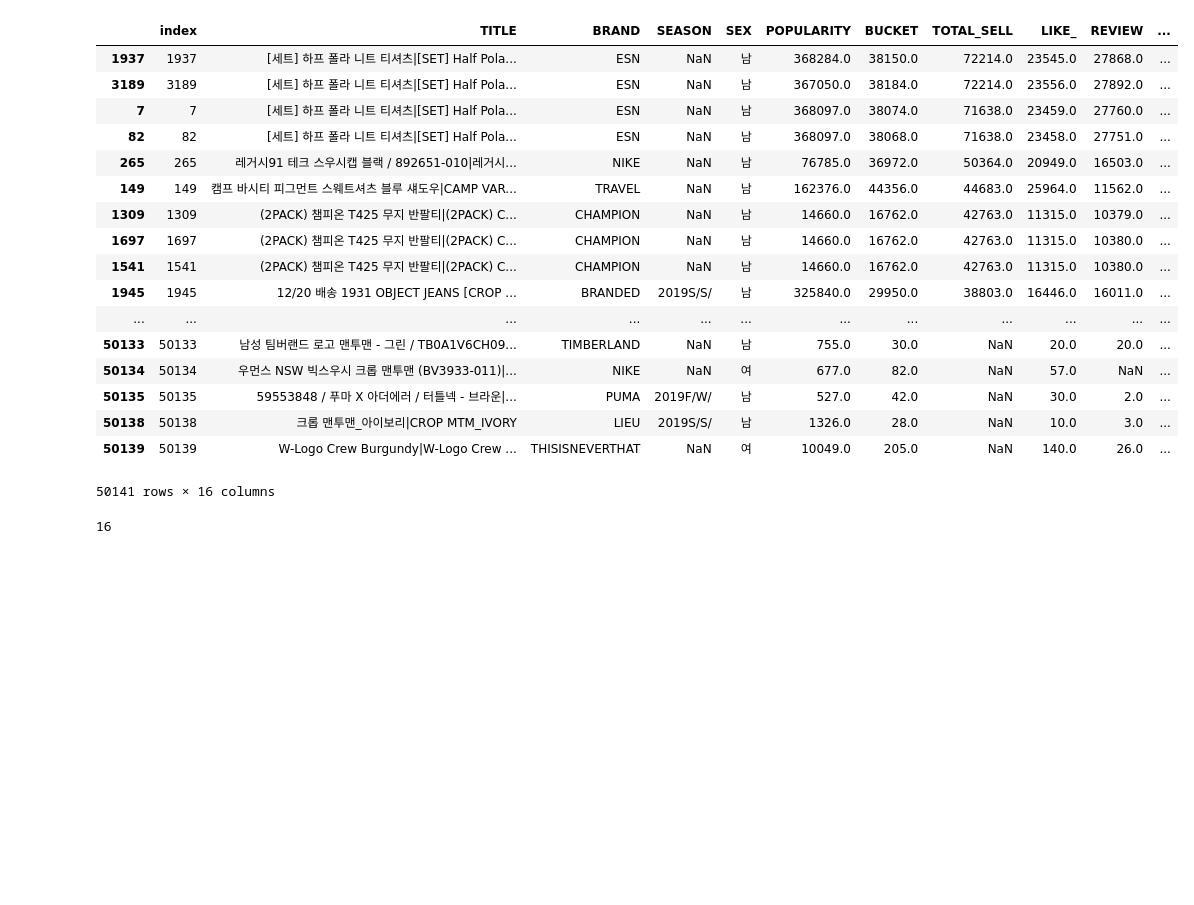
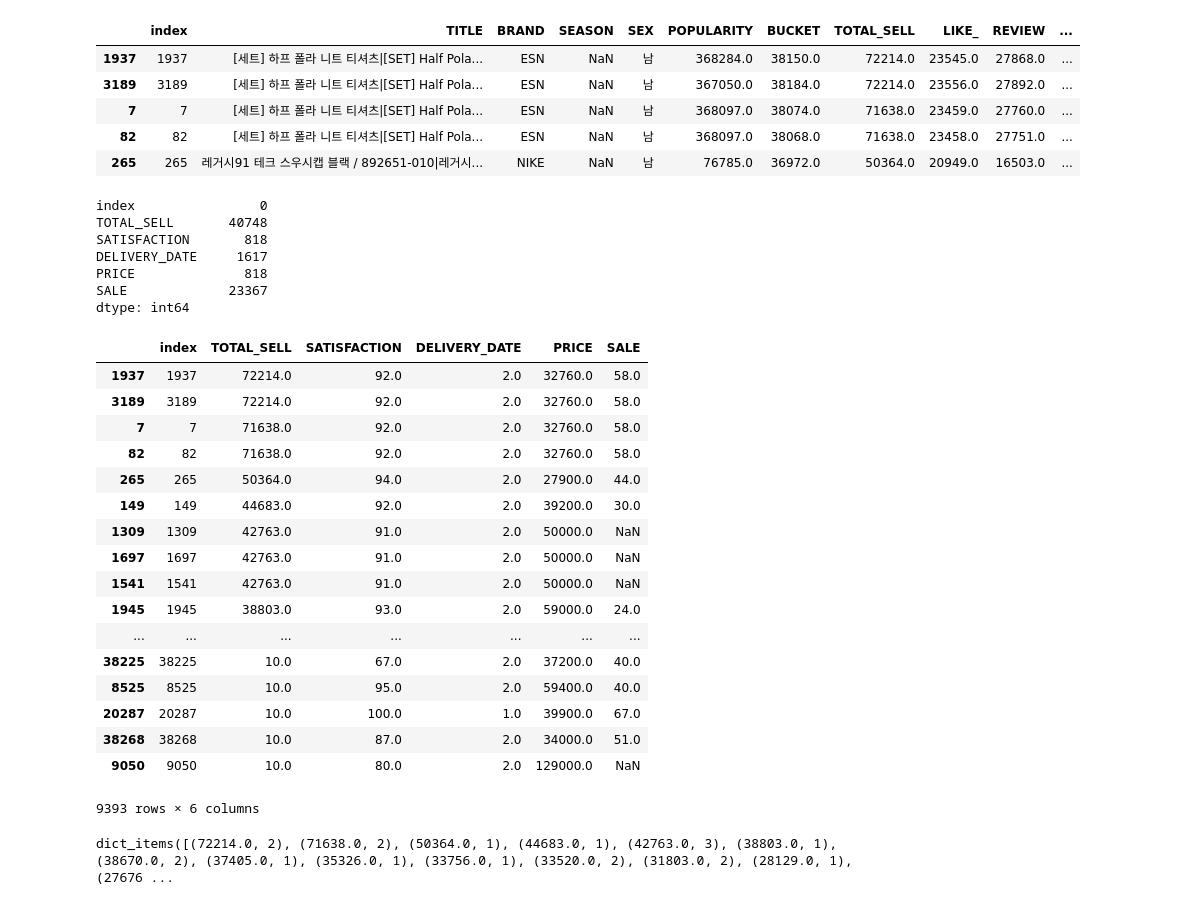
Before and after one commit to yiyejyn/ClothesSalesAnalysis, a Jupyter notebook: Untitled.ipynb, the cells around one changed output. Saved outputs shown, nothing was run; the diff lists cells and outputs as text; code cells hidden in the pictures; blank space fills up the shorter version.

Commit message:
NULL값 뺌

```diff
--- a/Untitled.ipynb
+++ b/Untitled.ipynb
@@ -3,27 +5,27 @@ import pandas as pd
 # %%
 pf = pd.read_csv("musinsa_final.csv")
 pf = pf.sort_values("TOTAL_SELL", ascending=False)
-pf
+#title컬럼을 기준으로 중복 값 제거
+pf.drop_duplicates(['TITLE'])
+pf.head()
 # %% [output]
 |  | index | TITLE | BRAND | SEASON | SEX | POPULARITY | BUCKET | TOTAL_SELL | LIKE_ | REVIEW | ... |
 | 1937 | 1937 | [세트] 하프 폴라 니트 티셔츠|[SET] Half Pola... | ESN | NaN | 남 | 368284.0 | 38150.0 | 72214.0 | 23545.0 | 27868.0 | ... |
 | 3189 | 3189 | [세트] 하프 폴라 니트 티셔츠|[SET] Half Pola... | ESN | NaN | 남 | 367050.0 | 38184.0 | 72214.0 | 23556.0 | 27892.0 | ... |
 | 7 | 7 | [세트] 하프 폴라 니트 티셔츠|[SET] Half Pola... | ESN | NaN | 남 | 368097.0 | 38074.0 | 71638.0 | 23459.0 | 27760.0 | ... |
 | 82 | 82 | [세트] 하프 폴라 니트 티셔츠|[SET] Half Pola... | ESN | NaN | 남 | 368097.0 | 38068.0 | 71638.0 | 23458.0 | 27751.0 | ... |
 | 265 | 265 | 레거시91 테크 스우시캡 블랙 / 892651-010|레거시... | NIKE | NaN | 남 | 76785.0 | 36972.0 | 50364.0 | 20949.0 | 16503.0 | ... |
-| 149 | 149 | 캠프 바시티 피그먼트 스웨트셔츠 블루 섀도우|CAMP VAR... | TRAVEL | NaN | 남 | 162376.0 | 44356.0 | 44683.0 | 25964.0 | 11562.0 | ... |
-| 1309 | 1309 | (2PACK) 챔피온 T425 무지 반팔티|(2PACK) C... | CHAMPION | NaN | 남 | 14660.0 | 16762.0 | 42763.0 | 11315.0 | 10379.0 | ... |
-| 1697 | 1697 | (2PACK) 챔피온 T425 무지 반팔티|(2PACK) C... | CHAMPION | NaN | 남 | 14660.0 | 16762.0 | 42763.0 | 11315.0 | 10380.0 | ... |
-| 1541 | 1541 | (2PACK) 챔피온 T425 무지 반팔티|(2PACK) C... | CHAMPION | NaN | 남 | 14660.0 | 16762.0 | 42763.0 | 11315.0 | 10380.0 | ... |
-| 1945 | 1945 | 12/20 배송 1931 OBJECT JEANS [CROP ... | BRANDED | 2019S/S/ | 남 | 325840.0 | 29950.0 | 38803.0 | 16446.0 | 16011.0 | ... |
-| ... | ... | ... | ... | ... | ... | ... | ... | ... | ... | ... | ... |
-| 50133 | 50133 | 남성 팀버랜드 로고 맨투맨 - 그린 / TB0A1V6CH09... | TIMBERLAND | NaN | 남 | 755.0 | 30.0 | NaN | 20.0 | 20.0 | ... |
-| 50134 | 50134 | 우먼스 NSW 빅스우시 크롭 맨투맨 (BV3933-011)|... | NIKE | NaN | 여 | 677.0 | 82.0 | NaN | 57.0 | NaN | ... |
-| 50135 | 50135 | 59553848 / 푸마 X 아더에러 / 터틀넥 - 브라운|... | PUMA | 2019F/W/ | 남 | 527.0 | 42.0 | NaN | 30.0 | 2.0 | ... |
-| 50138 | 50138 | 크롭 맨투맨_아이보리|CROP MTM_IVORY | LIEU | 2019S/S/ | 남 | 1326.0 | 28.0 | NaN | 10.0 | 3.0 | ... |
-| 50139 | 50139 | W-Logo Crew Burgundy|W-Logo Crew ... | THISISNEVERTHAT | NaN | 여 | 10049.0 | 205.0 | NaN | 140.0 | 26.0 | ... |
-50141 rows × 16 columns
-# %%
-len(pf)
-# %% [output]
-16
+# %%
+pf.head()
+pf = pf.drop(['TITLE', 'BRAND' , 'SEASON' , 'SEX' , 'POPULARITY' , 'BUCKET' , 'IMG_URL' , 'LIKE_' , 'REVIEW' , 'CATEGORY_'] , axis=1)
+#널 값을 알아본다
+#모든 null값을 0으로 치환한다.
+np.sum(pd.isnull(pf))
+# %% [output]
+index                0
+TOTAL_SELL       40748
+SATISFACTION       818
+DELIVERY_DATE     1617
+PRICE              818
+SALE             23367
+dtype: int64
@@ -29,0 +35,27 @@ len(pf)
+# %%
+#null값이 총 row의 10%를 넘어버리면 분석에 방해를 준다
+#y축인 TOTAL_SELL 값의 null 값이 40000이 되므로 삭제한다.
+pf = pf[pf.TOTAL_SELL !=0]
+# %% [output]
+|  | index | TOTAL_SELL | SATISFACTION | DELIVERY_DATE | PRICE | SALE |
+| 1937 | 1937 | 72214.0 | 92.0 | 2.0 | 32760.0 | 58.0 |
+| 3189 | 3189 | 72214.0 | 92.0 | 2.0 | 32760.0 | 58.0 |
+| 7 | 7 | 71638.0 | 92.0 | 2.0 | 32760.0 | 58.0 |
+| 82 | 82 | 71638.0 | 92.0 | 2.0 | 32760.0 | 58.0 |
+| 265 | 265 | 50364.0 | 94.0 | 2.0 | 27900.0 | 44.0 |
+| 149 | 149 | 44683.0 | 92.0 | 2.0 | 39200.0 | 30.0 |
+| 1309 | 1309 | 42763.0 | 91.0 | 2.0 | 50000.0 | NaN |
+| 1697 | 1697 | 42763.0 | 91.0 | 2.0 | 50000.0 | NaN |
+| 1541 | 1541 | 42763.0 | 91.0 | 2.0 | 50000.0 | NaN |
+| 1945 | 1945 | 38803.0 | 93.0 | 2.0 | 59000.0 | 24.0 |
+| ... | ... | ... | ... | ... | ... | ... |
+| 38225 | 38225 | 10.0 | 67.0 | 2.0 | 37200.0 | 40.0 |
+| 8525 | 8525 | 10.0 | 95.0 | 2.0 | 59400.0 | 40.0 |
+| 20287 | 20287 | 10.0 | 100.0 | 1.0 | 39900.0 | 67.0 |
+| 38268 | 38268 | 10.0 | 87.0 | 2.0 | 34000.0 | 51.0 |
+| 9050 | 9050 | 10.0 | 80.0 | 2.0 | 129000.0 | NaN |
+9393 rows × 6 columns
+# %%
+pf['']
+# %% [output]
+dict_items([(72214.0, 2), (71638.0, 2), (50364.0, 1), (44683.0, 1), (42763.0, 3), (38803.0, 1), (38670.0, 2), (37405.0, 1), (35326.0, 1), (33756.0, 1), (33520.0, 2), (31803.0, 2), (28129.0, 1), (27676 ...
```
Also changed, not shown: parts of 4 cells of this notebook.
